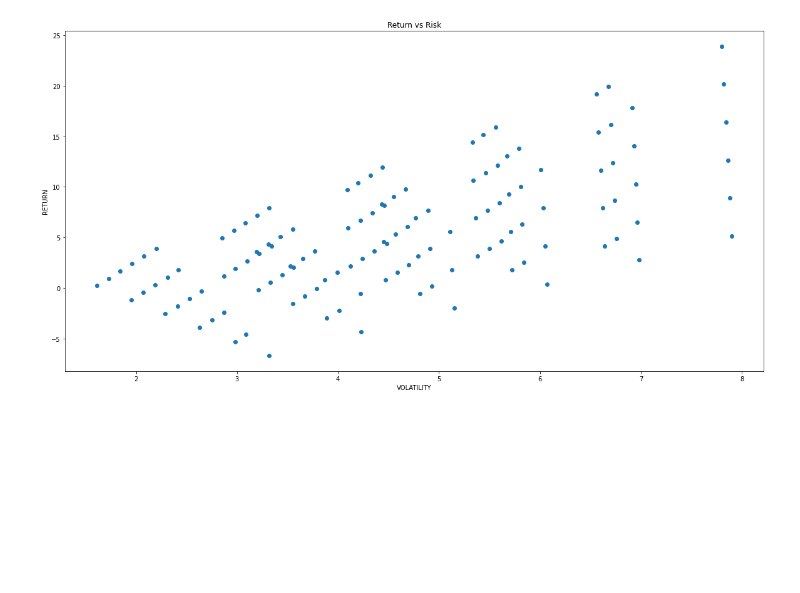
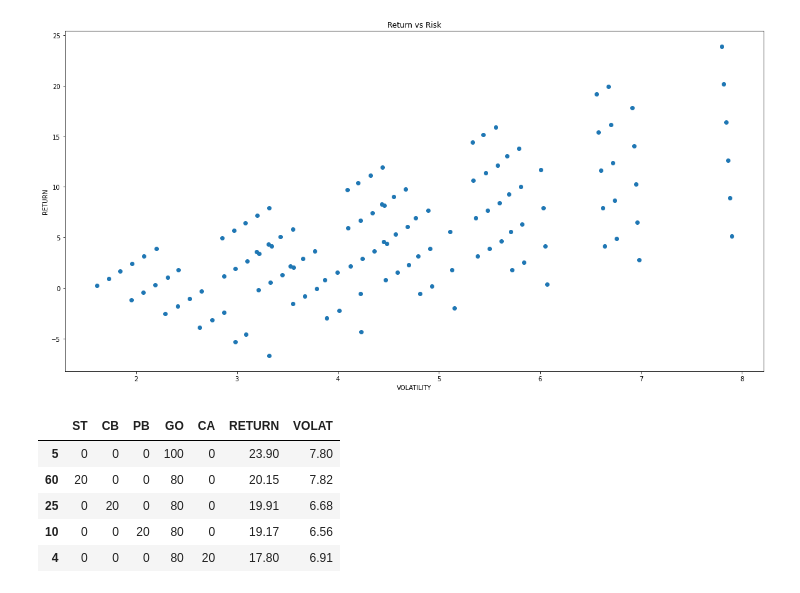
Before and after one commit to DTS1234/Programming-for-data-science-UPM-course-project, a Jupyter notebook: Analysis/Portfolio_data_analysis.ipynb, the cells around one changed output. Saved outputs shown, nothing was run; the diff lists cells and outputs as text; code cells hidden in the pictures; blank space fills up the shorter version.

```diff
--- a/Analysis/Portfolio_data_analysis.ipynb
+++ b/Analysis/Portfolio_data_analysis.ipynb
@@ -59,0 +92,9 @@ plt.scatter(df.VOLAT, df.RETURN)
+# %%
+df.sort_values(by='RETURN', ascending=False).head(5)
+# %% [output]
+|  | ST | CB | PB | GO | CA | RETURN | VOLAT |
+| 5 | 0 | 0 | 0 | 100 | 0 | 23.90 | 7.80 |
+| 60 | 20 | 0 | 0 | 80 | 0 | 20.15 | 7.82 |
+| 25 | 0 | 20 | 0 | 80 | 0 | 19.91 | 6.68 |
+| 10 | 0 | 0 | 20 | 80 | 0 | 19.17 | 6.56 |
+| 4 | 0 | 0 | 0 | 80 | 20 | 17.80 | 6.91 |
```
Also changed, not shown: parts of 13 cells of this notebook.
